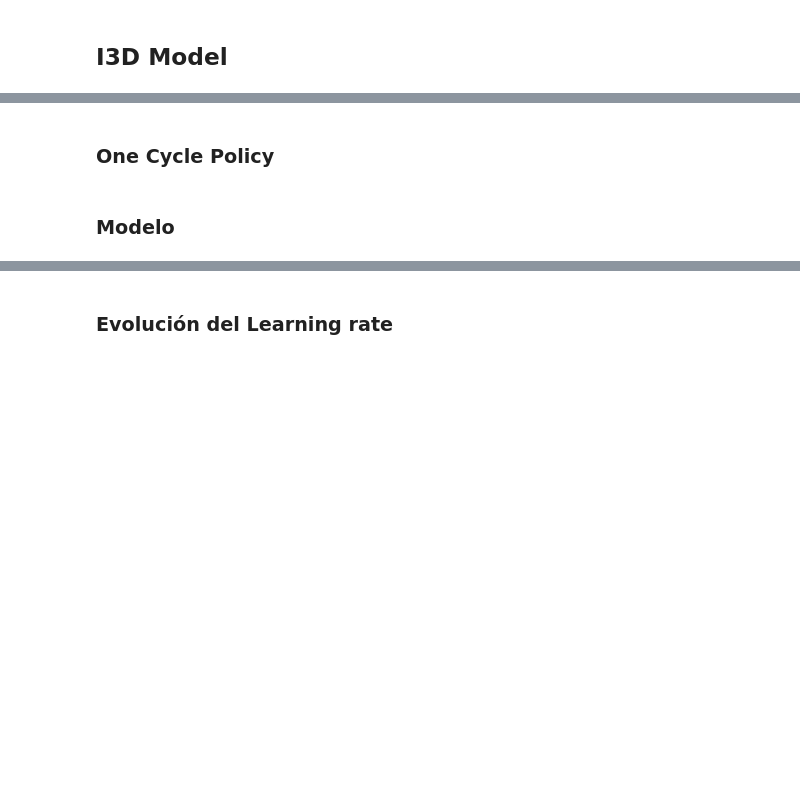
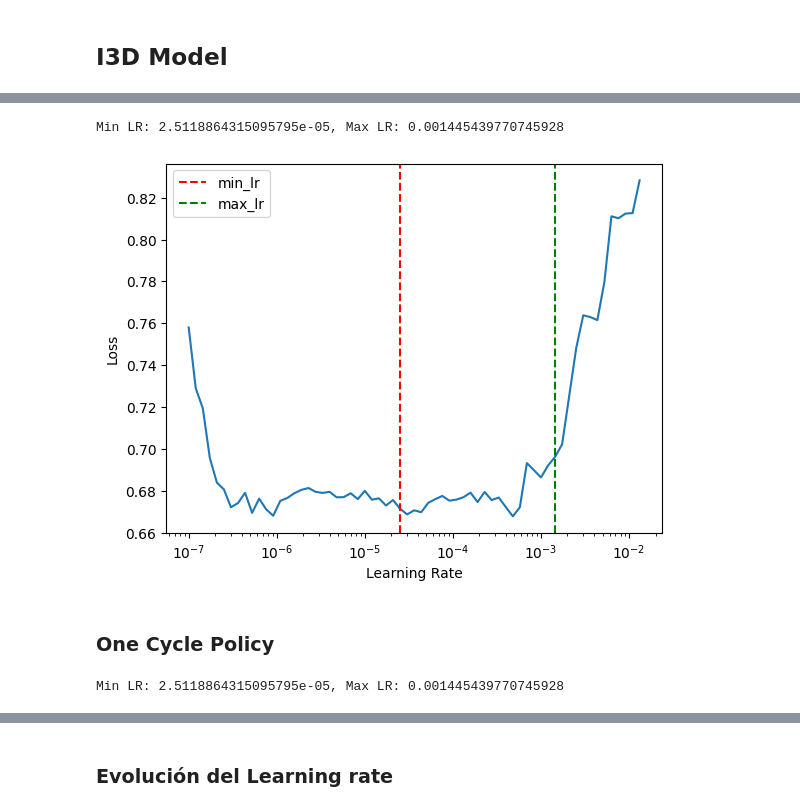
Before and after one commit to AndresH1234/Crime_Detection, a Jupyter notebook: notebooks/4_models.ipynb, the cells around one changed output, grey strips where cells are left out. Drawn from its saved outputs; the diff is of its cells as text; code cells hidden in the pictures; blank space fills up the shorter version.

Commit message:
update learning rate

```diff
--- a/notebooks/4_models.ipynb
+++ b/notebooks/4_models.ipynb
@@ -183,3 +303,30 @@ test_dataset = data_module.test_dataset()
+# %%
+# Obtener los valores óptimos de min_lr y max_lr
+min_lr, max_lr = lr_finder.find_lr()
+print(f"Min LR: {min_lr}, Max LR: {max_lr}")
+# %% [output]
+Min LR: 2.5118864315095795e-05, Max LR: 0.001445439770745928
+# %%
+# Graficar la pérdida vs. learning rate
+import matplotlib.pyplot as plt
+
+# Suponiendo que max_lr y min_lr ya están definidos
+plt.plot(lr_finder.lrs, lr_finder.losses)
+plt.xscale("log")
+plt.xlabel("Learning Rate")
+plt.ylabel("Loss")
+
+# Agregar líneas verticales para max_lr y min_lr
+plt.axvline(x=min_lr, color='r', linestyle='--', label="min_lr")
+plt.axvline(x=max_lr, color='g', linestyle='--', label="max_lr")
+
+# Agregar leyenda
+plt.legend()
+
+# Mostrar la gráfica
+plt.show()
+# %% [output]
+[figure, added]
 # %% [markdown]
 ### One Cycle Policy
 # %%
@@ -193,3 +334,7 @@ num_classes = 2
+# %%
+print(f"Min LR: {min_lr}, Max LR: {max_lr}")
+# %% [output]
+Min LR: 2.5118864315095795e-05, Max LR: 0.001445439770745928
 # %%
 def one_cycle_scheduler(epoch, lr):
     total_epochs = epochs
@@ -205,5 +348,3 @@ def one_cycle_scheduler(epoch, lr):
 
     else:  # Final annealing phase
         return min_lr
-# %% [markdown]
-### Modelo
```
Also changed, not shown: parts of 44 cells of this notebook.
